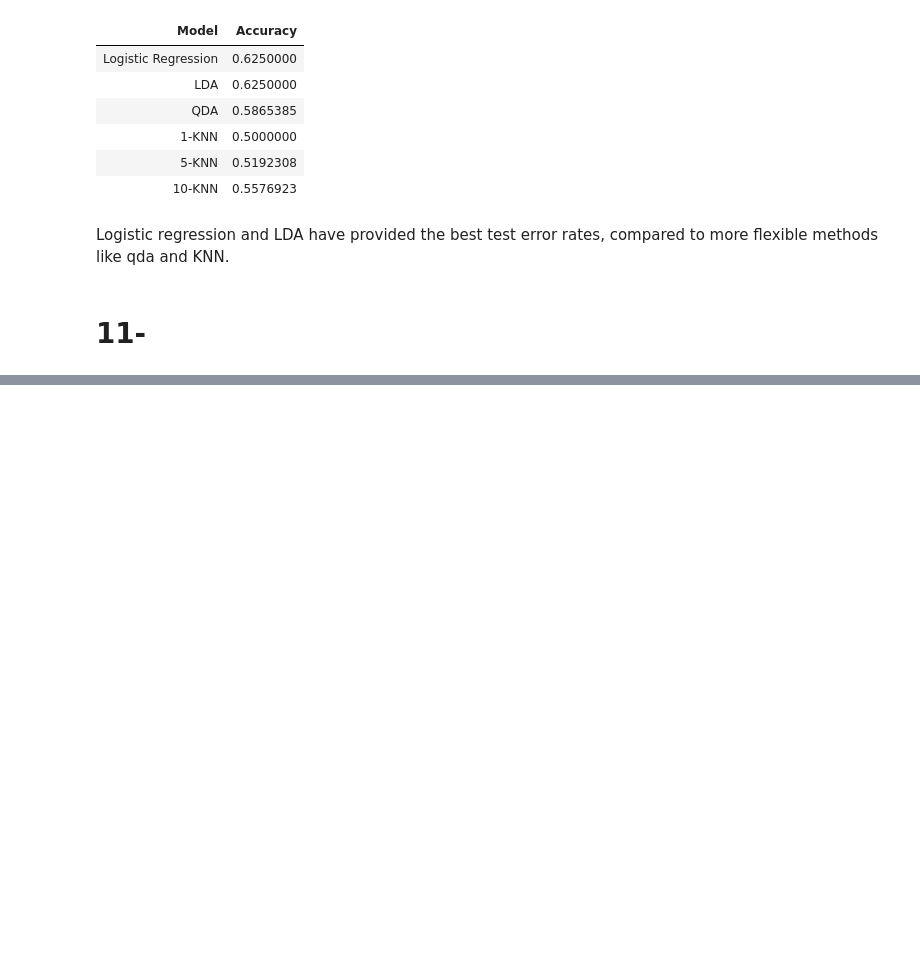
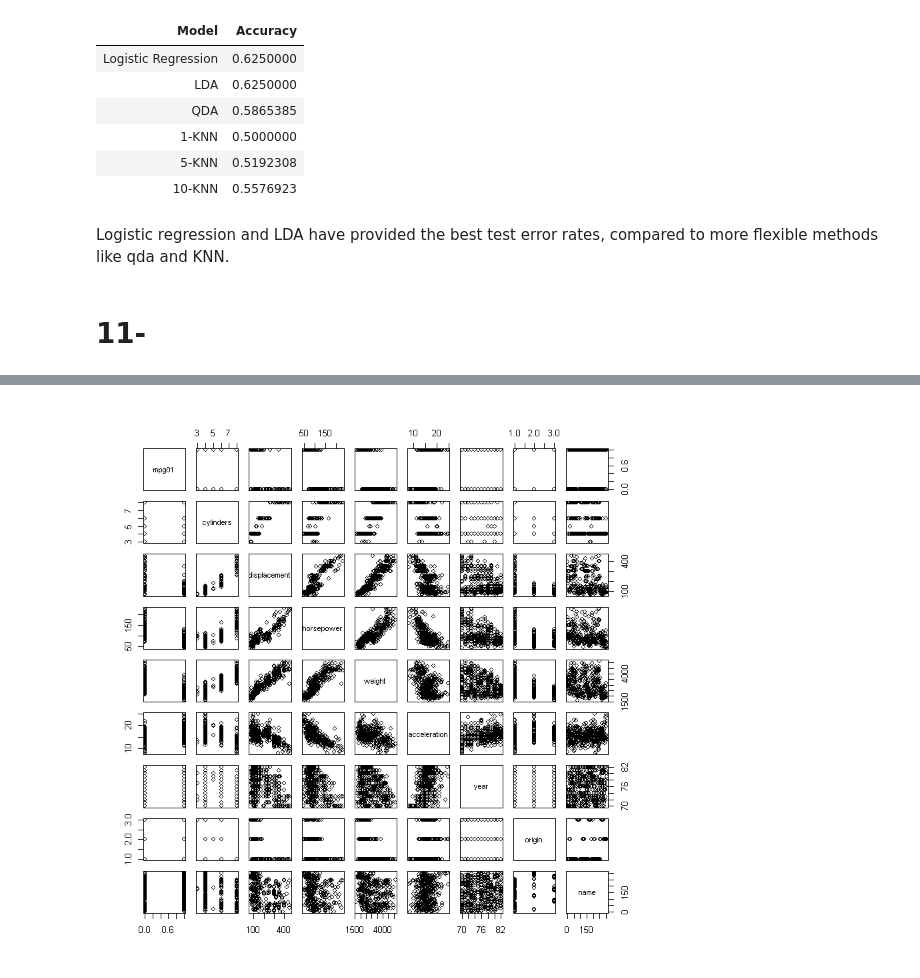
Before and after one commit to YoussefEssDS/ISLR-Labs, a Jupyter notebook: LAB Classification ISLR.ipynb, the cells around one changed output, grey strips where cells are left out. Saved outputs shown, nothing was run; the diff lists cells and outputs as text; code cells hidden in the pictures; blank space fills up the shorter version.

```diff
--- a/LAB Classification ISLR.ipynb
+++ b/LAB Classification ISLR.ipynb
@@ -242,3 +242,9 @@ knnf10 Down Up
 Logistic regression and LDA have provided the best test error rates, compared to more flexible methods like qda and KNN.
 # %% [markdown]
 # 11-
+# %%
+attach(Auto)
+mpg01=rep(0,nrow(Auto))
+mpg01[mpg>median(mpg)]=1
+mpg01=as.matrix(mpg01)
+auto=data.frame(mpg01,Auto[,-1])
@@ -244,0 +269,4 @@ Logistic regression and LDA have provided the best test error rates, compared to
+# %%
+pairs(auto)
+# %% [output]
+[figure, added]
```
Also changed, not shown: parts of 5 cells of this notebook.
